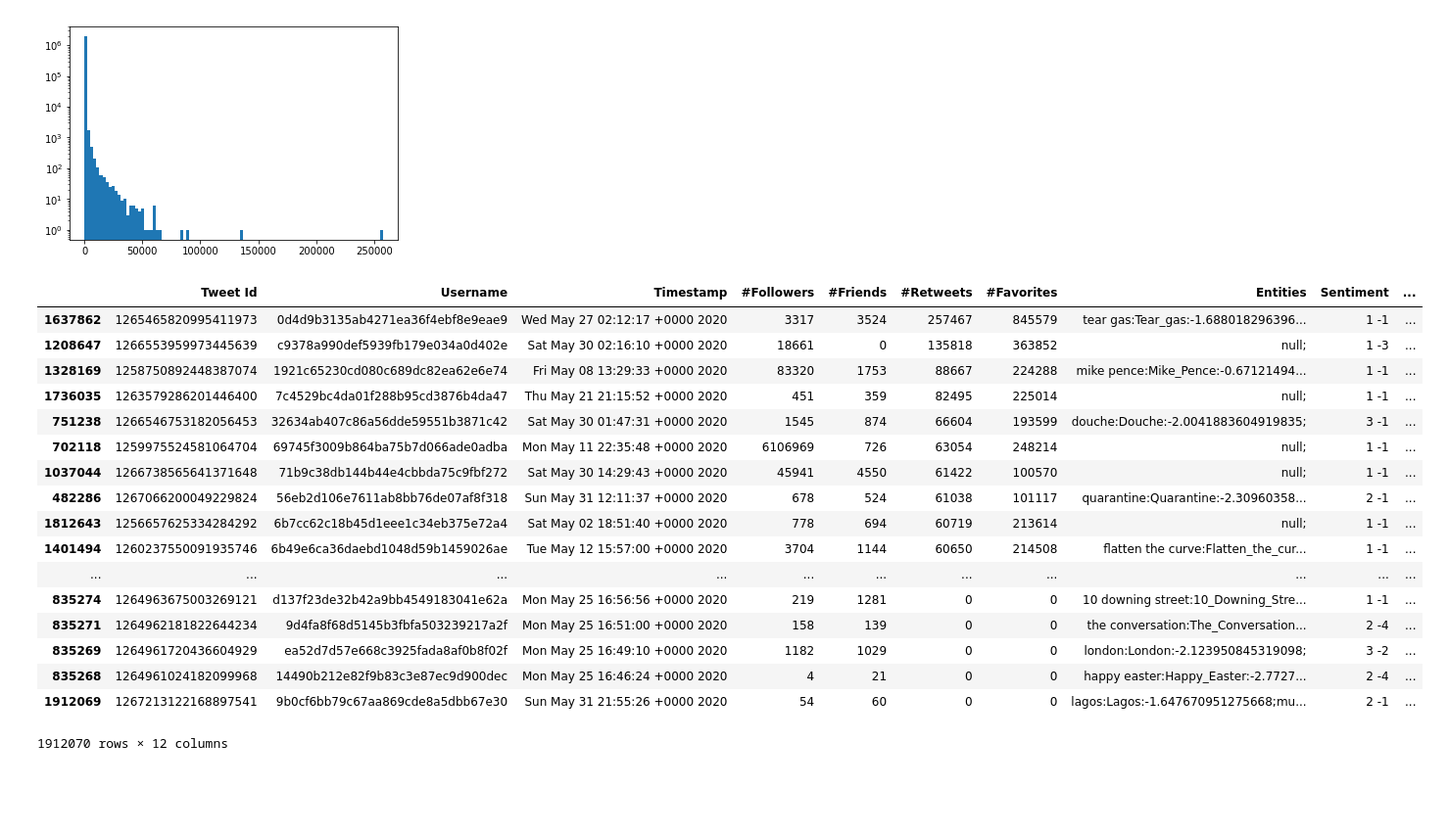
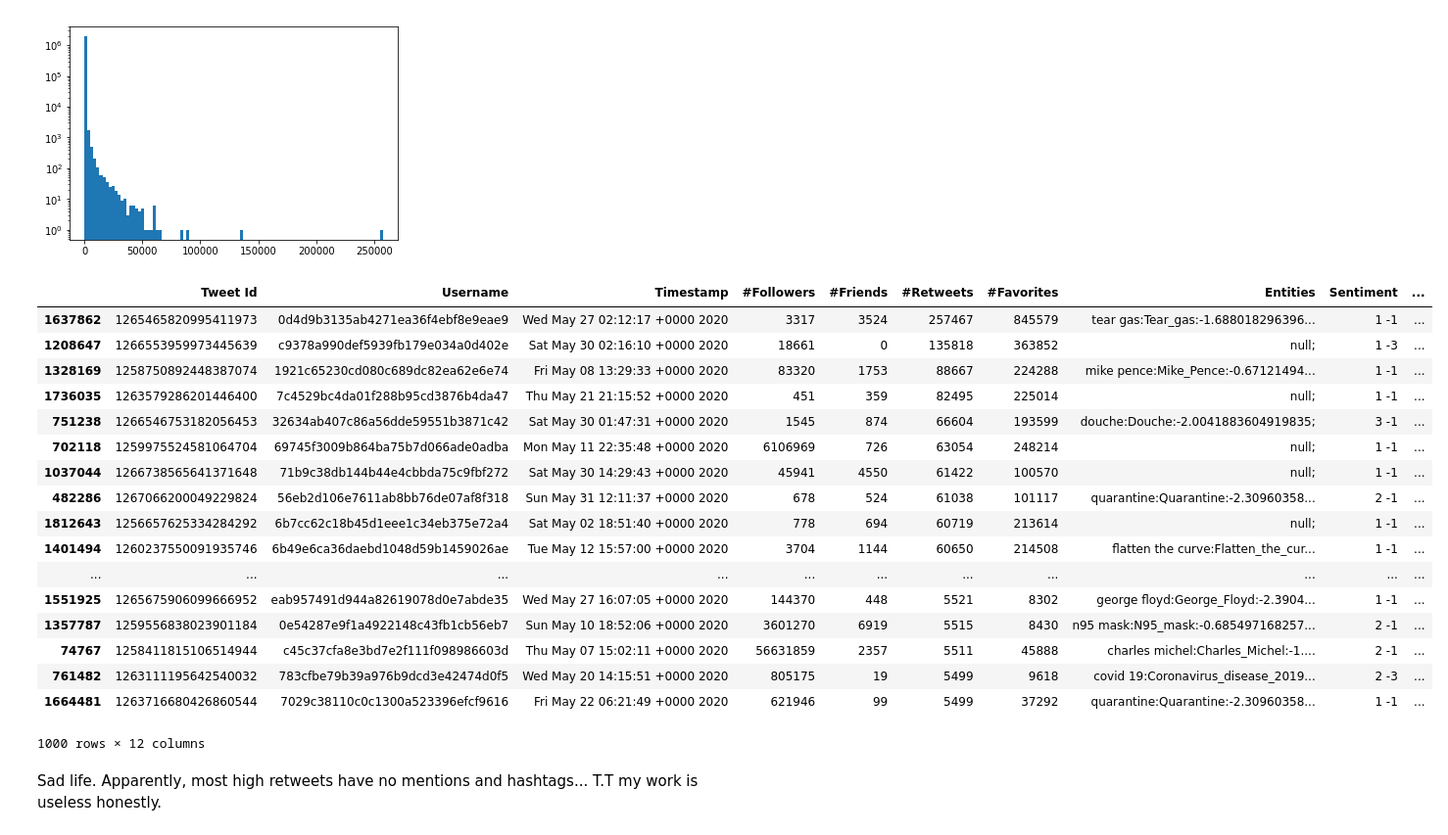
Before and after one commit to arglux/50021-ai-project, a Jupyter notebook: exploration.ipynb, the cells around one changed output. Shown at 98% size. Saved outputs shown, nothing was run; the diff lists cells and outputs as text; code cells hidden in the pictures; blank space fills up the shorter version.

```diff
--- a/exploration.ipynb
+++ b/exploration.ipynb
@@ -102,23 +111,26 @@ plt.show()
 # %% [output]
 [figure]
 # %%
-data.sort_values(by='#Retweets', ascending=False)
+sorted_by_retweets = data.sort_values(by='#Retweets', ascending=False)
+sorted_by_retweets.head(1000)
 # %% [output]
 |  | Tweet Id | Username | Timestamp | #Followers | #Friends | #Retweets | #Favorites | Entities | Sentiment | ... |
 | 1637862 | 1265465820995411973 | 0d4d9b3135ab4271ea36f4ebf8e9eae9 | Wed May 27 02:12:17 +0000 2020 | 3317 | 3524 | 257467 | 845579 | tear gas:Tear_gas:-1.688018296396... | 1 -1 | ... |
 | 1208647 | 1266553959973445639 | c9378a990def5939fb179e034a0d402e | Sat May 30 02:16:10 +0000 2020 | 18661 | 0 | 135818 | 363852 | null; | 1 -3 | ... |
 | 1328169 | 1258750892448387074 | 1921c65230cd080c689dc82ea62e6e74 | Fri May 08 13:29:33 +0000 2020 | 83320 | 1753 | 88667 | 224288 | mike pence:Mike_Pence:-0.67121494... | 1 -1 | ... |
 | 1736035 | 1263579286201446400 | 7c4529bc4da01f288b95cd3876b4da47 | Thu May 21 21:15:52 +0000 2020 | 451 | 359 | 82495 | 225014 | null; | 1 -1 | ... |
 | 751238 | 1266546753182056453 | 32634ab407c86a56dde59551b3871c42 | Sat May 30 01:47:31 +0000 2020 | 1545 | 874 | 66604 | 193599 | douche:Douche:-2.0041883604919835; | 3 -1 | ... |
 | 702118 | 1259975524581064704 | 69745f3009b864ba75b7d066ade0adba | Mon May 11 22:35:48 +0000 2020 | 6106969 | 726 | 63054 | 248214 | null; | 1 -1 | ... |
 | 1037044 | 1266738565641371648 | 71b9c38db144b44e4cbbda75c9fbf272 | Sat May 30 14:29:43 +0000 2020 | 45941 | 4550 | 61422 | 100570 | null; | 1 -1 | ... |
 | 482286 | 1267066200049229824 | 56eb2d106e7611ab8bb76de07af8f318 | Sun May 31 12:11:37 +0000 2020 | 678 | 524 | 61038 | 101117 | quarantine:Quarantine:-2.30960358... | 2 -1 | ... |
 | 1812643 | 1256657625334284292 | 6b7cc62c18b45d1eee1c34eb375e72a4 | Sat May 02 18:51:40 +0000 2020 | 778 | 694 | 60719 | 213614 | null; | 1 -1 | ... |
 | 1401494 | 1260237550091935746 | 6b49e6ca36daebd1048d59b1459026ae | Tue May 12 15:57:00 +0000 2020 | 3704 | 1144 | 60650 | 214508 | flatten the curve:Flatten_the_cur... | 1 -1 | ... |
 | ... | ... | ... | ... | ... | ... | ... | ... | ... | ... | ... |
-| 835274 | 1264963675003269121 | d137f23de32b42a9bb4549183041e62a | Mon May 25 16:56:56 +0000 2020 | 219 | 1281 | 0 | 0 | 10 downing street:10_Downing_Stre... | 1 -1 | ... |
-| 835271 | 1264962181822644234 | 9d4fa8f68d5145b3fbfa503239217a2f | Mon May 25 16:51:00 +0000 2020 | 158 | 139 | 0 | 0 | the conversation:The_Conversation... | 2 -4 | ... |
-| 835269 | 1264961720436604929 | ea52d7d57e668c3925fada8af0b8f02f | Mon May 25 16:49:10 +0000 2020 | 1182 | 1029 | 0 | 0 | london:London:-2.123950845319098; | 3 -2 | ... |
-| 835268 | 1264961024182099968 | 14490b212e82f9b83c3e87ec9d900dec | Mon May 25 16:46:24 +0000 2020 | 4 | 21 | 0 | 0 | happy easter:Happy_Easter:-2.7727... | 2 -4 | ... |
-| 1912069 | 1267213122168897541 | 9b0cf6bb79c67aa869cde8a5dbb67e30 | Sun May 31 21:55:26 +0000 2020 | 54 | 60 | 0 | 0 | lagos:Lagos:-1.647670951275668;mu... | 2 -1 | ... |
+| 1551925 | 1265675906099666952 | eab957491d944a82619078d0e7abde35 | Wed May 27 16:07:05 +0000 2020 | 144370 | 448 | 5521 | 8302 | george floyd:George_Floyd:-2.3904... | 1 -1 | ... |
+| 1357787 | 1259556838023901184 | 0e54287e9f1a4922148c43fb1cb56eb7 | Sun May 10 18:52:06 +0000 2020 | 3601270 | 6919 | 5515 | 8430 | n95 mask:N95_mask:-0.685497168257... | 2 -1 | ... |
+| 74767 | 1258411815106514944 | c45c37cfa8e3bd7e2f111f098986603d | Thu May 07 15:02:11 +0000 2020 | 56631859 | 2357 | 5511 | 45888 | charles michel:Charles_Michel:-1.... | 2 -1 | ... |
+| 761482 | 1263111195642540032 | 783cfbe79b39a976b9dcd3e42474d0f5 | Wed May 20 14:15:51 +0000 2020 | 805175 | 19 | 5499 | 9618 | covid 19:Coronavirus_disease_2019... | 2 -3 | ... |
+| 1664481 | 1263716680426860544 | 7029c38110c0c1300a523396efcf9616 | Fri May 22 06:21:49 +0000 2020 | 621946 | 99 | 5499 | 37292 | quarantine:Quarantine:-2.30960358... | 1 -1 | ... |
-1912070 rows × 12 columns
+1000 rows × 12 columns
+# %% [markdown]
+Sad life. Apparently, most high retweets have no mentions and hashtags... T.T my work is useless honestly.
```
Also changed, not shown: parts of 20 cells of this notebook, 4 other files.
